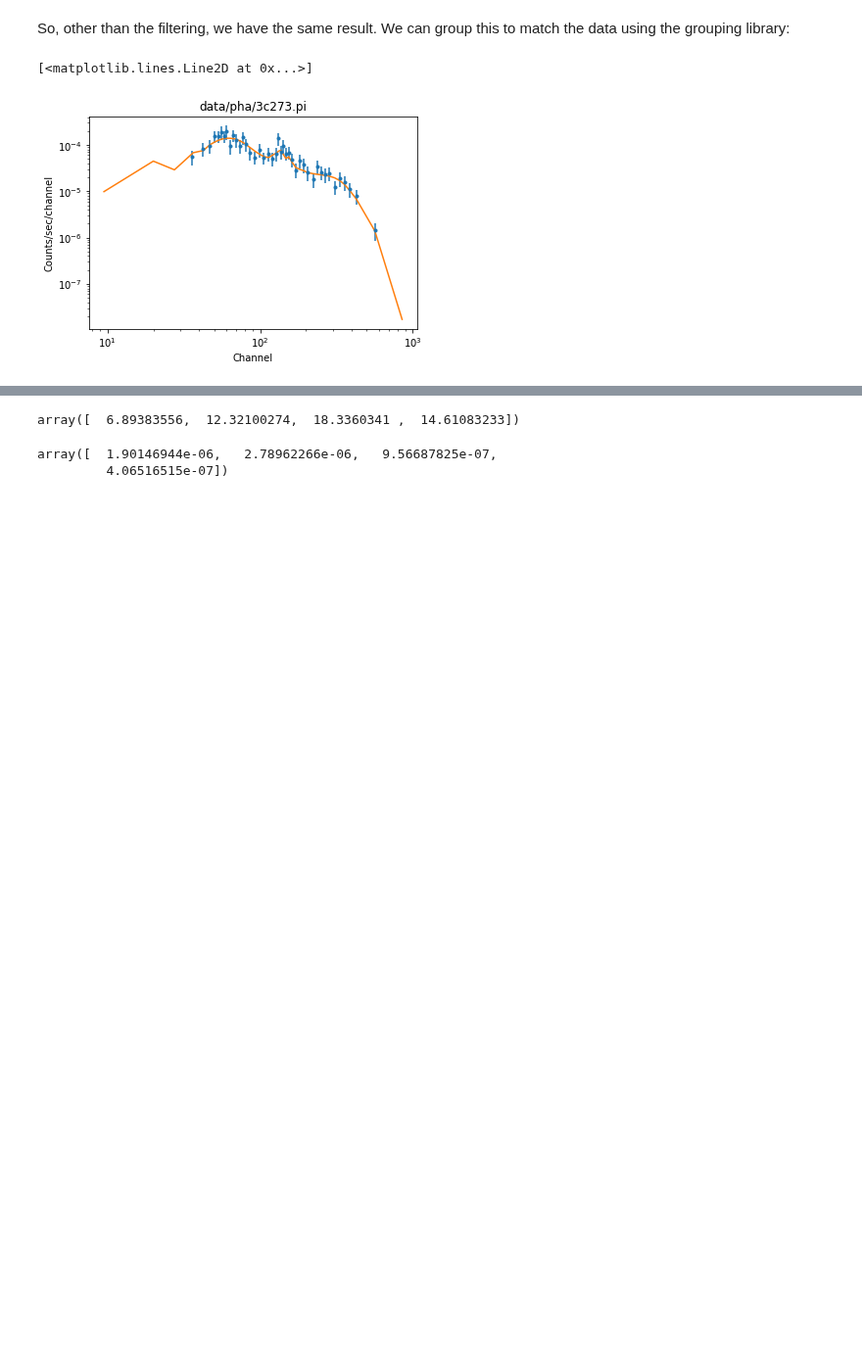
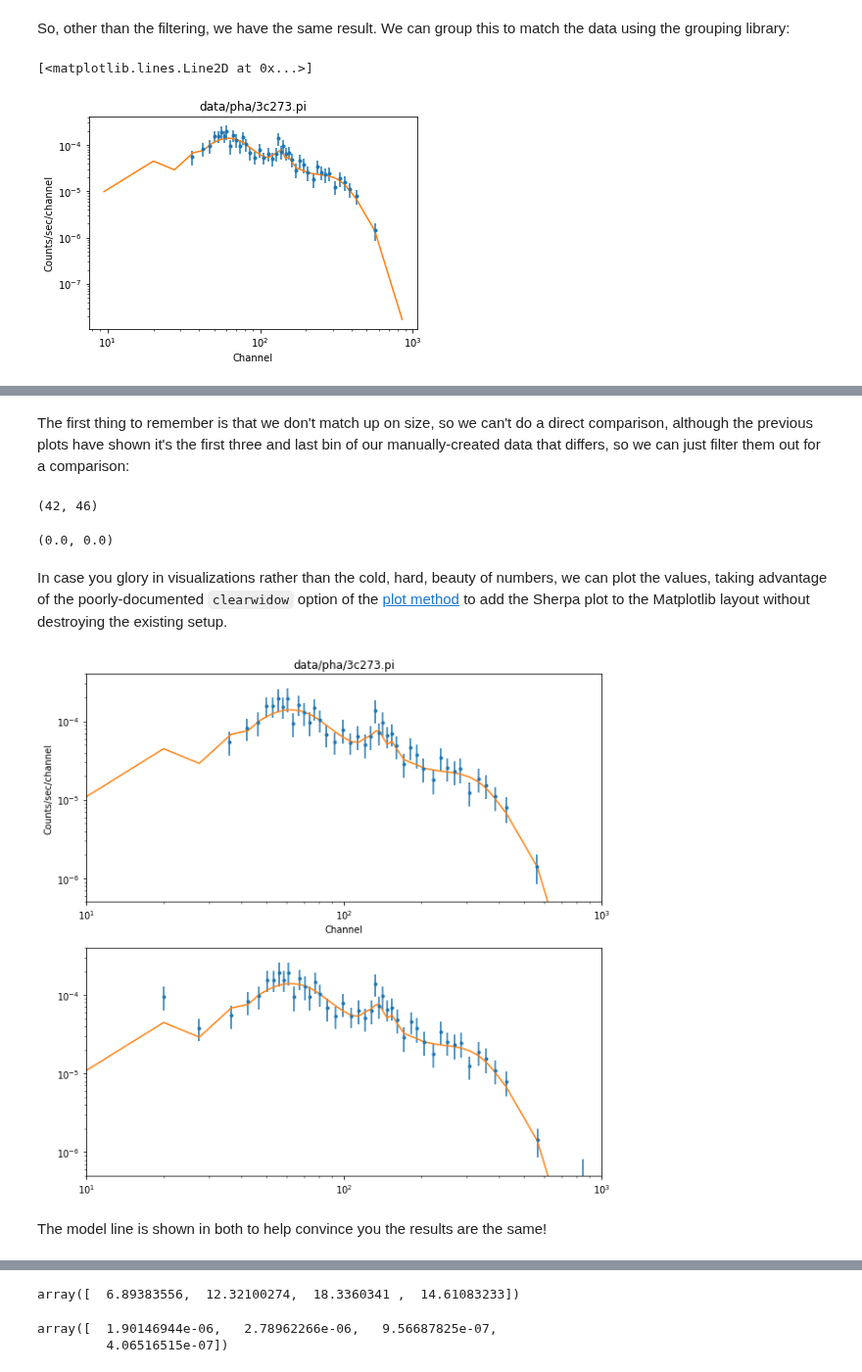
Before and after one commit to DougBurke/sherpa-standalone-notebooks, a Jupyter notebook: grouping-spectra.ipynb, the cells around one changed output, grey strips where cells are left out. Shown at 98% size. Cells and saved outputs as stored; diff of their text form; code cells hidden in the pictures; blank space fills up the shorter version.

Commit message:
grouping: add a section on errors
Moar questions from the REXIS team

```diff
--- a/grouping-spectra.ipynb
+++ b/grouping-spectra.ipynb
@@ -463,0 +567,5 @@ plt.plot(xmid, ymdl_group / d.exposure / xwidth)
+# %%
+from sherpa.stats import Chi2Gehrels, Chi2DataVar
+
+stat1 = Chi2Gehrels()
+stat2 = Chi2DataVar()
@@ -463,0 +596,6 @@ plt.plot(xmid, ymdl_group / d.exposure / xwidth)
+# %%
+yvar = stat1.calc_staterror(gcounts[gfilt])**2 + bscale**2 * stat1.calc_staterror(bcounts[gfilt])**2
+check_serr = np.sqrt(yvar)
+
+sdiff = check_serr - serr
+sdiff.min(), sdiff.max()
@@ -464 +609,43 @@ plt.plot(xmid, ymdl_group / d.exposure / xwidth)
+# %%
+check_ploterr = check_serr / d.exposure / xwidth
+# %% [markdown]
+The first thing to remember is that we don't match up on size, so we can't do a direct comparison,
+although the previous plots have shown it's the first three and last bin of our manually-created
+data that differs, so we can just filter them out for a comparison:
+# %%
+pdata.yerr.size, check_ploterr.size
+# %% [output]
+(42, 46)
+# %%
+delta = pdata.yerr - check_ploterr[3:-1]
+delta.min(), delta.max()
+# %% [output]
+(0.0, 0.0)
+# %% [markdown]
+In case you glory in visualizations rather than the cold, hard, beauty of numbers, we can plot the values,
+taking advantage of the poorly-documented `clearwidow` option of the
+[plot method](https://sherpa.readthedocs.io/en/4.11.0/plots/api/sherpa.plot.DataPlot.html#sherpa.plot.DataPlot.plot) to add
+the Sherpa plot to the Matplotlib layout without destroying the existing setup.
+# %%
+plt.figure(figsize=(10, 10))
+
+plt.subplot(2, 1, 1)
+pdata.plot(clearwindow=False)
+plt.plot(xmid, ymdl_group / d.exposure / xwidth)
+
+plt.xlim(10, 1000)
+plt.ylim(5e-7, 4e-4)
+plt.subplot(2, 1, 2)
+
+plt.errorbar(xmid, ysubscaled, yerr=check_ploterr, fmt='.')
+plt.plot(xmid, ymdl_group / d.exposure / xwidth)
+
+plt.xlim(10, 1000)
+plt.ylim(5e-7, 4e-4)
+plt.xscale('log')
+plt.yscale('log')
+# %% [output]
+[figure, added]
+# %% [markdown]
+The model line is shown in both to help convince you the results are the same!
 # %% [markdown]
```
Also changed, not shown: parts of 20 cells of this notebook, 1 other file.
